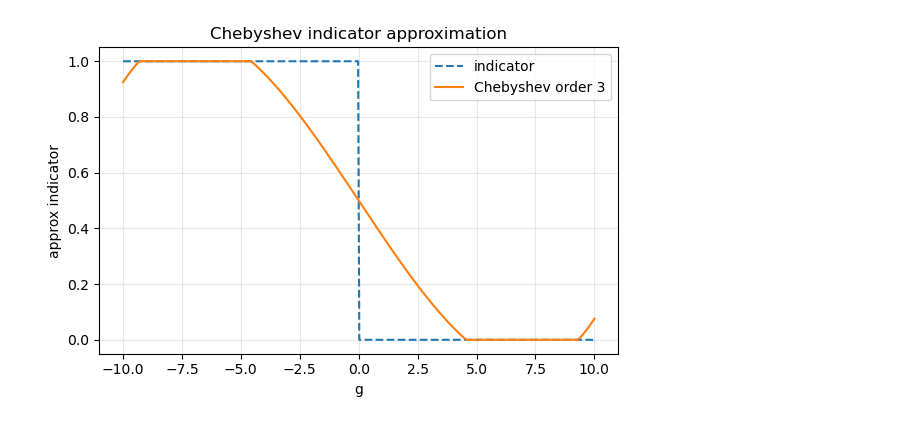
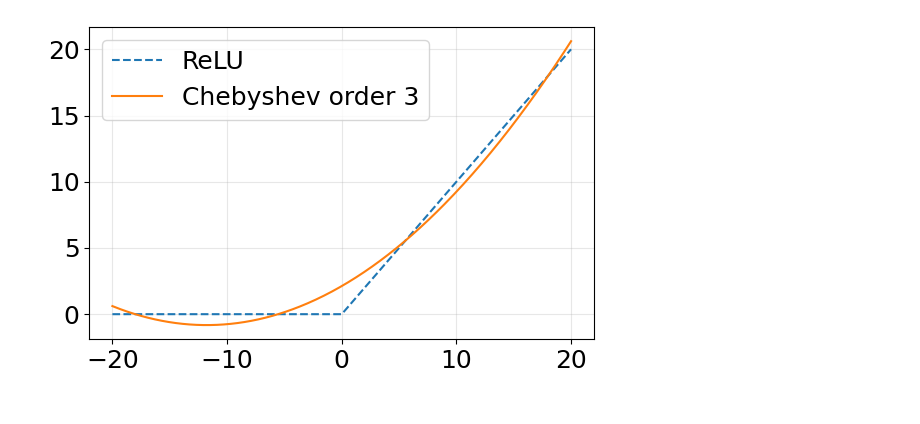
Before and after one commit to k-uta/Variational-Encrypted-Model-Predictive-Control, a Jupyter notebook: test.ipynb, the cells around one changed output. Cells and saved outputs as stored; diff of their text form; code cells hidden in the pictures.

```diff
--- a/test.ipynb
+++ b/test.ipynb
@@ -57,6 +71,7 @@ N = 20           # MPC horizon
 T_steps = 2000    # simulation steps
 
 # Weights (tune these as needed)
+# Primary objective is to send theta to zero
 Q  = np.diag([10.0, 1.0, 200.0, 5.0])   # [pos, vel, theta, omega]
 R  = np.diag([0.2])
 Qf = 5.0 * Q
@@ -64,10 +79,10 @@ Qf = 5.0 * Q
 # Constraints: |x_i| <= x_max_i, |u| <= u_max
 x_max     = 2.0
 v_max     = 1.0
-theta_max = 0.35   # rad (~20 deg)
+theta_max = 0.35
 omega_max = 3.0
 
-u_max = 4.0
+u_max = 1.0
 
 x_bound = np.array([x_max, v_max, theta_max, omega_max])
 
@@ -188,17 +344,15 @@ def solve_indicator_mpc(x0, warm_start_U=None, verbose=False):
 # %%
 # %%
-# Plot Chebyshev indicator approximation
+# Plot Chebyshev ReLU approximation
 z = np.linspace(-cheb_bound, cheb_bound, 400)
-p = qpMPC.eval_indicator_poly(z, indicator_solver['coeffs'], cheb_bound, clip=True)
+p = qpMPC.eval_relu_poly(z, surrogate_solver['coeffs'], cheb_bound, clip=True)
 plt.figure(figsize=(6, 4))
-plt.plot(z, (z <= 0).astype(float), '--', label='indicator')
+plt.plot(z, np.maximum(0, z), '--', label='ReLU')
 plt.plot(z, p, label=f'Chebyshev order {cheb_order}')
-plt.xlabel('g')
-plt.ylabel('approx indicator')
-plt.title('Chebyshev indicator approximation')
+
 plt.grid(True, alpha=0.3)
 plt.legend()
 plt.tight_layout()
 plt.show()
 # %% [output]
-[figure, old version]
+[figure, new version]
```
Also changed, not shown: parts of 13 cells of this notebook, 24 other files.
